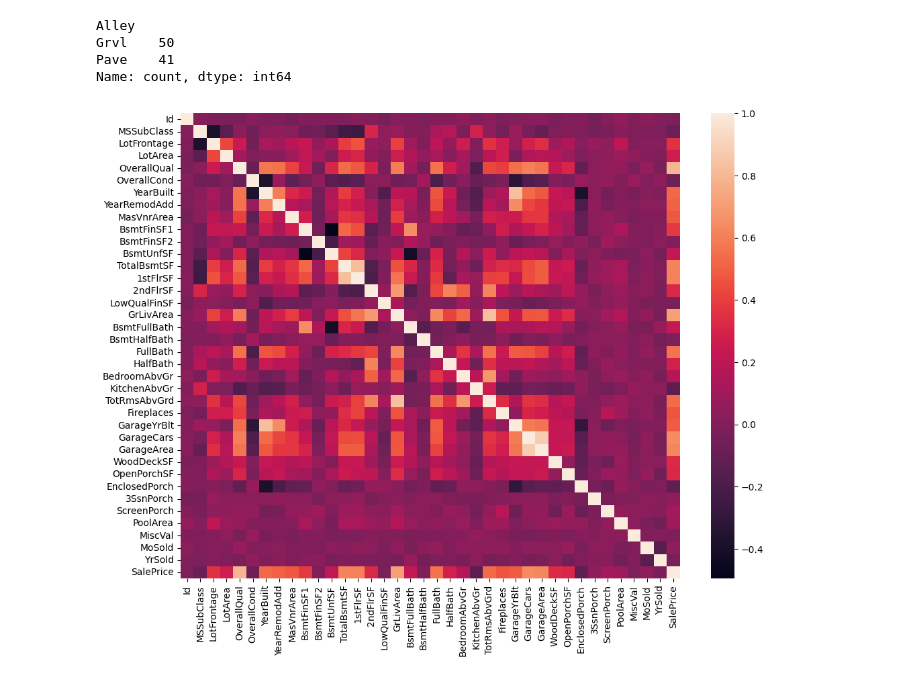
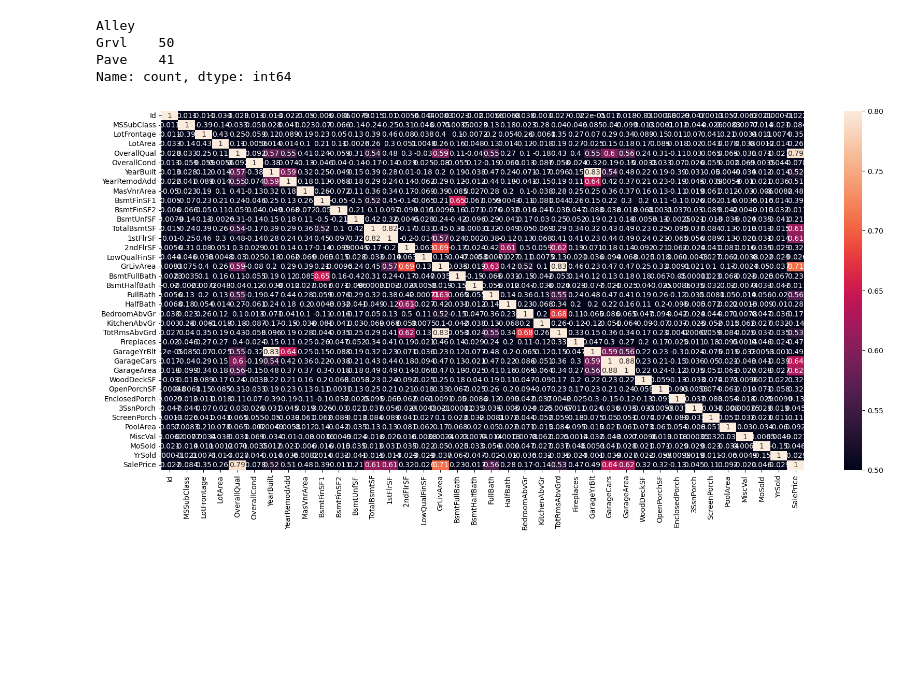
Before and after one commit to BilalDurmus08/house-prices-DS, a Jupyter notebook: end-to-end-house-price.ipynb, the cells around one changed output. Drawn from its saved outputs; the diff is of its cells as text; code cells hidden in the pictures; blank space fills up the shorter version.

```diff
--- a/end-to-end-house-price.ipynb
+++ b/end-to-end-house-price.ipynb
@@ -77,8 +77,8 @@ import matplotlib.pyplot as plt
 import numpy as np
 import seaborn as sns
 # %%
-df = pd.read_csv('datas/train.csv')
-df.head()
+train = pd.read_csv('datas/train.csv')
+train.head()
 # %% [output]
 |  | Id | MSSubClass | MSZoning | LotFrontage | LotArea | Street | Alley | LotShape | LandContour | ... |
 | 0 | 1 | 60 | RL | 65.0 | 8450 | Pave | NaN | Reg | Lvl | ... |
@@ -180,8 +164,8 @@ Grvl    50
 Pave    41
 Name: count, dtype: int64
 # %%
-corrmat = df.corr(numeric_only=True)
-fig, ax = plt.subplots(figsize=(12,9))
-sns.heatmap(corrmat);
+corrmat = train.corr(numeric_only=True)
+fig, ax = plt.subplots(figsize=(20,9))
+sns.heatmap(corrmat, vmin=.5,vmax=.8,annot=True);
 # %% [output]
-[figure, old version]
+[figure, new version]
```
Also changed, not shown: parts of 29 cells of this notebook.
